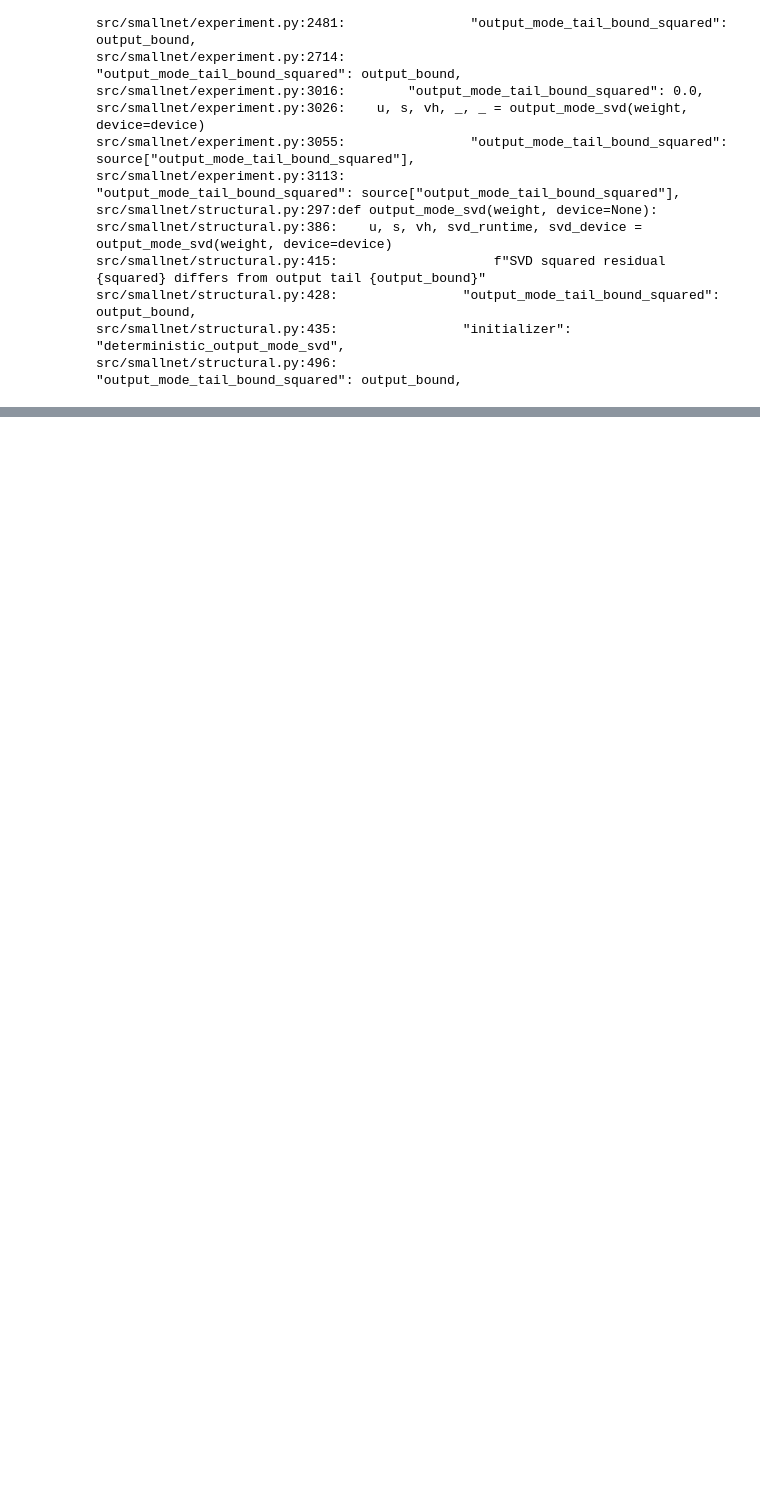
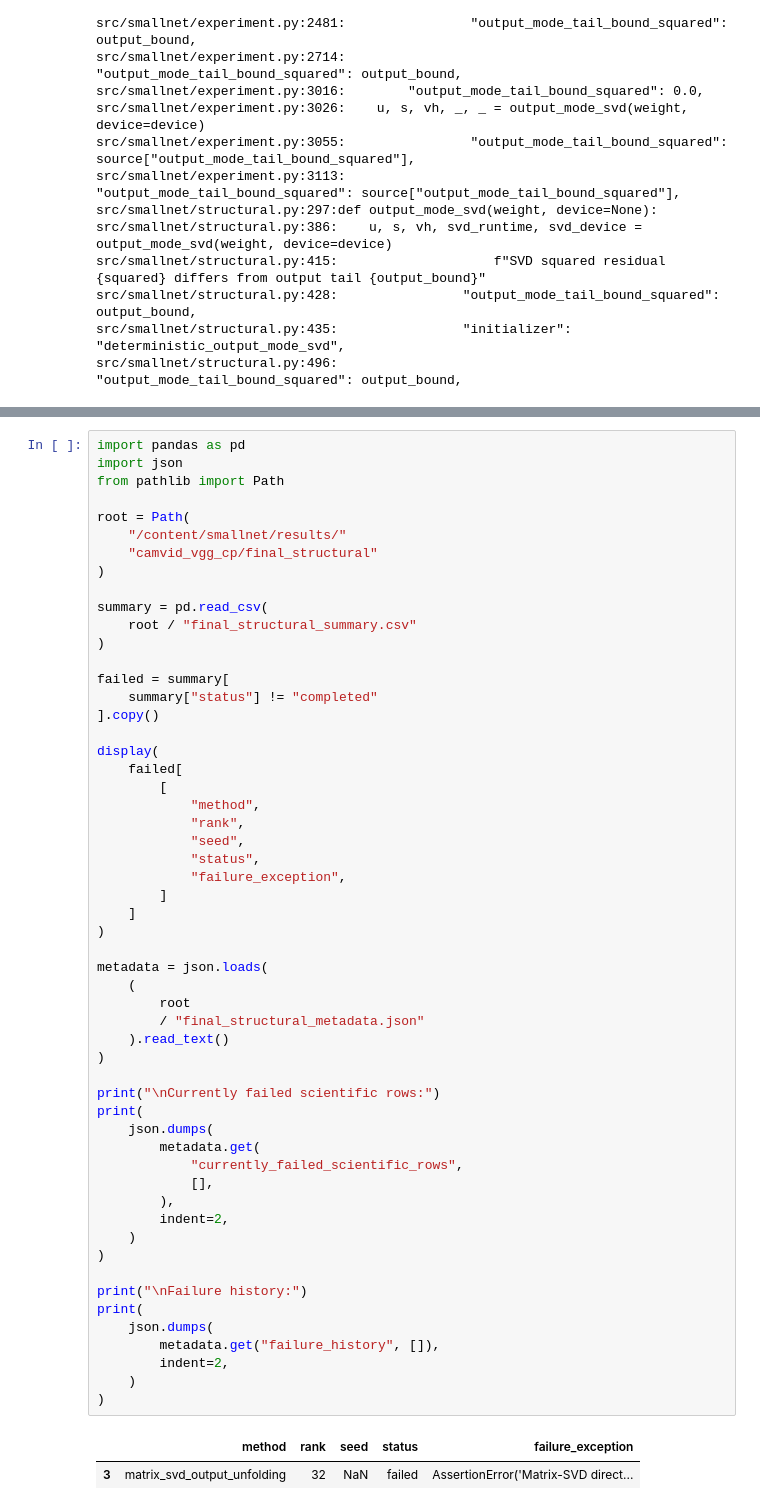
Before and after one commit to SepehrAkbari/smallnet, a Jupyter notebook: colab/n5.ipynb, the cells around one changed output, grey strips where cells are left out. Cells and saved outputs as stored; diff of their text form; blank space fills up the shorter version.

```diff
--- a/colab/n5.ipynb
+++ b/colab/n5.ipynb
@@ -923,0 +968,58 @@ src/smallnet/structural.py:496:                    "output_mode_tail_bound_squar
+# %%
+import pandas as pd
+import json
+from pathlib import Path
+
+root = Path(
+    "/content/smallnet/results/"
+    "camvid_vgg_cp/final_structural"
+)
+
+summary = pd.read_csv(
+    root / "final_structural_summary.csv"
+)
+
+failed = summary[
+    summary["status"] != "completed"
+].copy()
+
+display(
+    failed[
+        [
+            "method",
+            "rank",
+            "seed",
+            "status",
+            "failure_exception",
+        ]
+    ]
+)
+
+metadata = json.loads(
+    (
+        root
+        / "final_structural_metadata.json"
+    ).read_text()
+)
+
+print("\nCurrently failed scientific rows:")
+print(
+    json.dumps(
+        metadata.get(
+            "currently_failed_scientific_rows",
+            [],
+        ),
+        indent=2,
+    )
+)
+
+print("\nFailure history:")
+print(
+    json.dumps(
+        metadata.get("failure_history", []),
+        indent=2,
+    )
+)
+# %% [output]
+|  | method | rank | seed | status | failure_exception |
+| 3 | matrix_svd_output_unfolding | 32 | NaN | failed | AssertionError('Matrix-SVD direct... |
```
Also changed, not shown: parts of 4 cells of this notebook.
